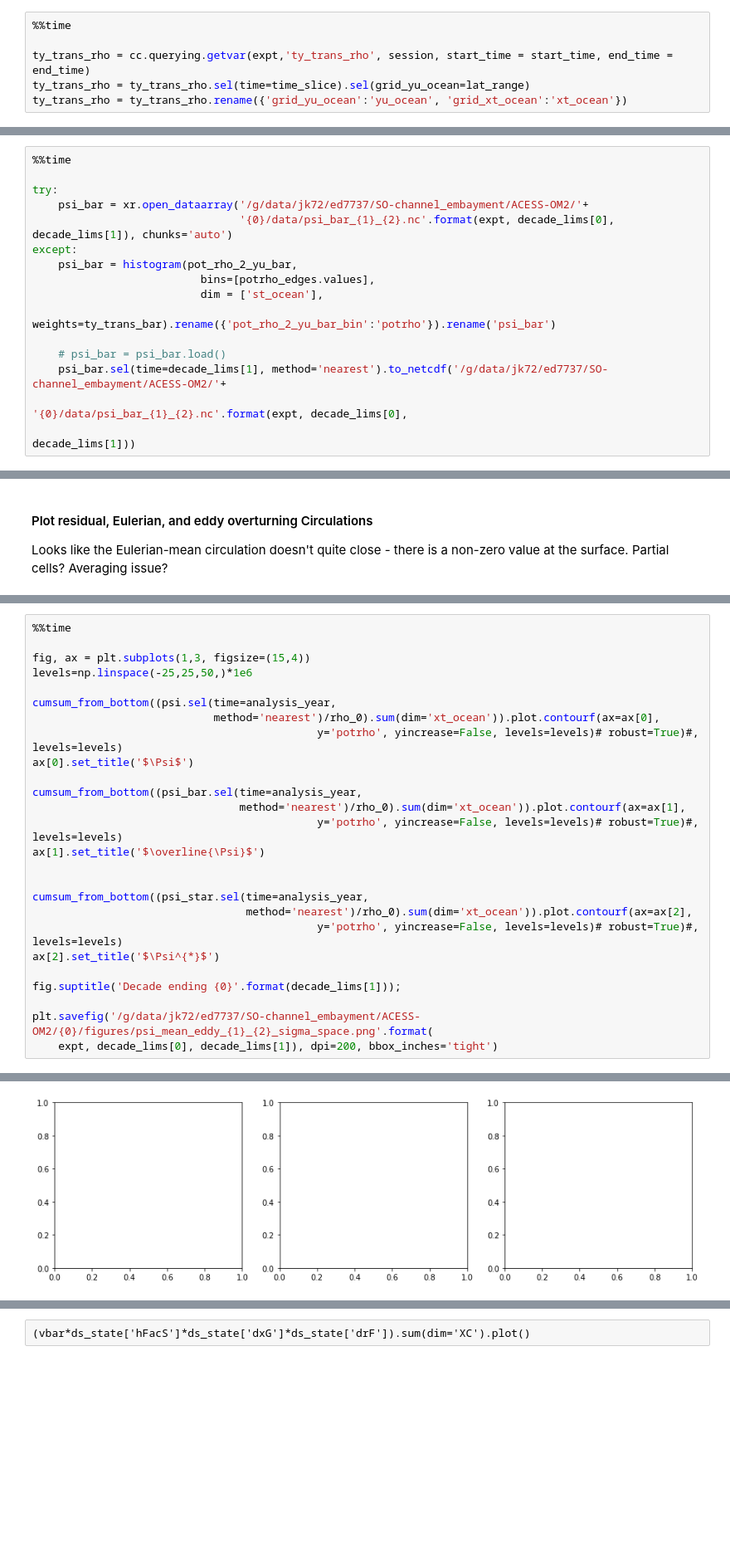
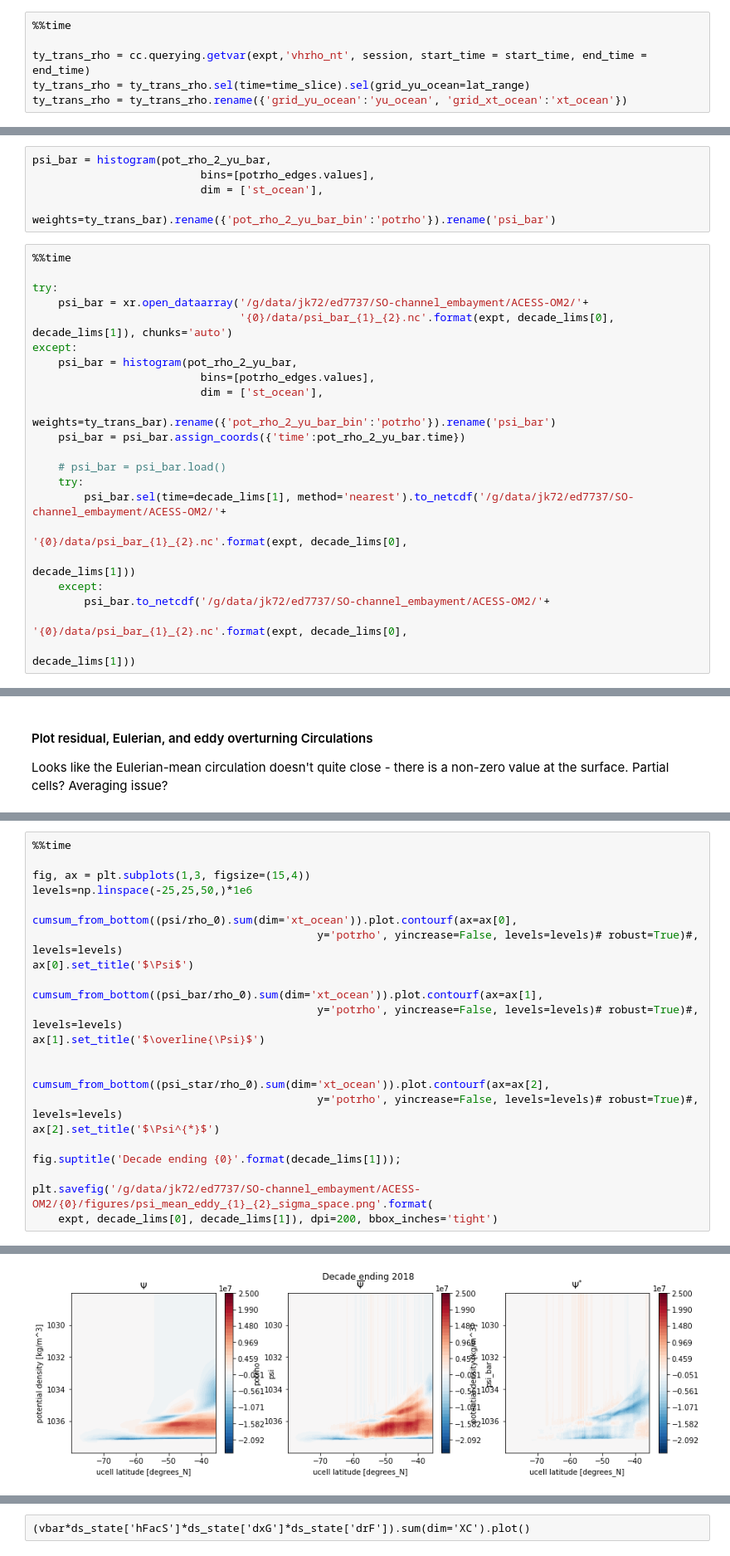
Before and after one commit to edoddridge/SO-channel-embayment, a Jupyter notebook: analysis/analysis-cosima-gadi.ipynb, the cells around one changed output, grey strips where cells are left out. Shown at 83% size. Cells and saved outputs as stored; diff of their text form; blank space fills up the shorter version.

```diff
--- a/analysis/analysis-cosima-gadi.ipynb
+++ b/analysis/analysis-cosima-gadi.ipynb
@@ -172,7 +159,7 @@ Wall time: 35.3 s
 # %%
 %%time
 
-ty_trans_rho = cc.querying.getvar(expt,'ty_trans_rho', session, start_time = start_time, end_time = end_time)
+ty_trans_rho = cc.querying.getvar(expt,'vhrho_nt', session, start_time = start_time, end_time = end_time)
 ty_trans_rho = ty_trans_rho.sel(time=time_slice).sel(grid_yu_ocean=lat_range)
 ty_trans_rho = ty_trans_rho.rename({'grid_yu_ocean':'yu_ocean', 'grid_xt_ocean':'xt_ocean'})
 # %% [output]
@@ -386,3 +458,8 @@ Wall time: 97.8 ms
+# %%
+psi_bar = histogram(pot_rho_2_yu_bar,
+                          bins=[potrho_edges.values],
+                          dim = ['st_ocean'],
+                          weights=ty_trans_bar).rename({'pot_rho_2_yu_bar_bin':'potrho'}).rename('psi_bar')
 # %%
 %%time
 
@@ -394,8 +471,14 @@ except:
                           bins=[potrho_edges.values],
                           dim = ['st_ocean'],
                           weights=ty_trans_bar).rename({'pot_rho_2_yu_bar_bin':'potrho'}).rename('psi_bar')
+    psi_bar = psi_bar.assign_coords({'time':pot_rho_2_yu_bar.time})
 
     # psi_bar = psi_bar.load()
-    psi_bar.sel(time=decade_lims[1], method='nearest').to_netcdf('/g/data/jk72/ed7737/SO-channel_embayment/ACESS-OM2/'+
+    try:
+        psi_bar.sel(time=decade_lims[1], method='nearest').to_netcdf('/g/data/jk72/ed7737/SO-channel_embayment/ACESS-OM2/'+
                                                                  '{0}/data/psi_bar_{1}_{2}.nc'.format(expt, decade_lims[0],
                                                                                                       decade_lims[1]))
+    except:
+        psi_bar.to_netcdf('/g/data/jk72/ed7737/SO-channel_embayment/ACESS-OM2/'+
+                                                                 '{0}/data/psi_bar_{1}_{2}.nc'.format(expt, decade_lims[0],
+                                                                                                      decade_lims[1]))
@@ -459,19 +584,16 @@ Partial cells? Averaging issue?
 fig, ax = plt.subplots(1,3, figsize=(15,4))
 levels=np.linspace(-25,25,50,)*1e6
 
-cumsum_from_bottom((psi.sel(time=analysis_year,
-                            method='nearest')/rho_0).sum(dim='xt_ocean')).plot.contourf(ax=ax[0],
+cumsum_from_bottom((psi/rho_0).sum(dim='xt_ocean')).plot.contourf(ax=ax[0],
                                             y='potrho', yincrease=False, levels=levels)# robust=True)#, levels=levels)
 ax[0].set_title('$\Psi$')
 
-cumsum_from_bottom((psi_bar.sel(time=analysis_year,
-                                method='nearest')/rho_0).sum(dim='xt_ocean')).plot.contourf(ax=ax[1],
+cumsum_from_bottom((psi_bar/rho_0).sum(dim='xt_ocean')).plot.contourf(ax=ax[1],
                                             y='potrho', yincrease=False, levels=levels)# robust=True)#, levels=levels)
 ax[1].set_title('$\overline{\Psi}$')
 
 
-cumsum_from_bottom((psi_star.sel(time=analysis_year,
-                                 method='nearest')/rho_0).sum(dim='xt_ocean')).plot.contourf(ax=ax[2],
+cumsum_from_bottom((psi_star/rho_0).sum(dim='xt_ocean')).plot.contourf(ax=ax[2],
                                             y='potrho', yincrease=False, levels=levels)# robust=True)#, levels=levels)
 ax[2].set_title('$\Psi^{*}$')
 
@@ -484,4 +607,4 @@ KeyError: 'no index found for coordinate time'
-[figure, old version]
+[figure, new version]
 # %%
 %%time
 
```
Also changed, not shown: parts of 66 cells of this notebook, 3 other files.
